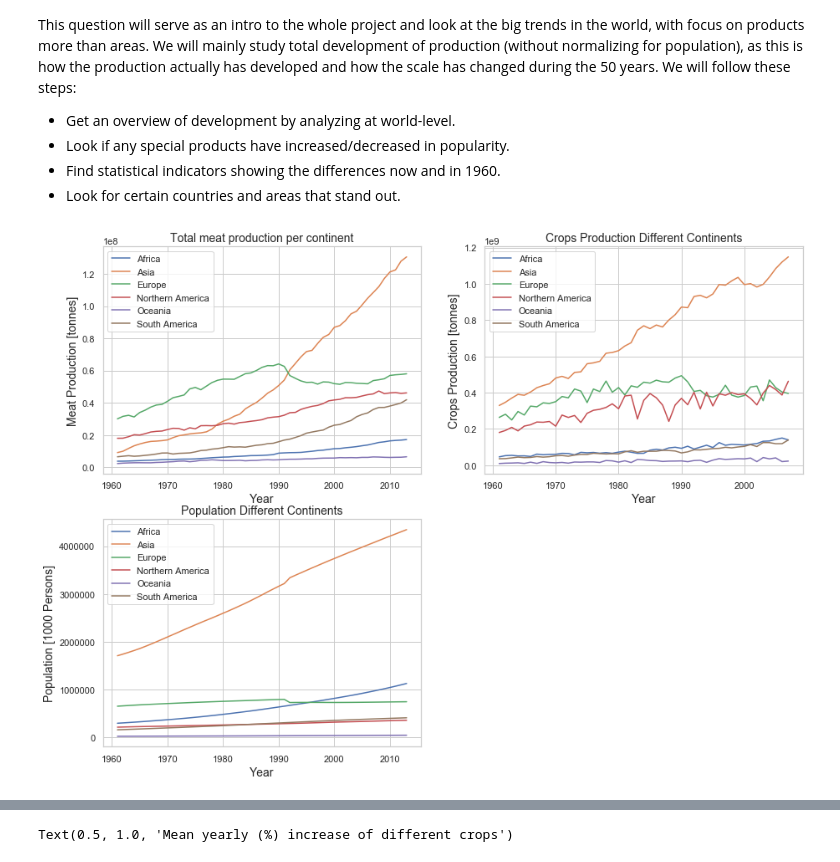
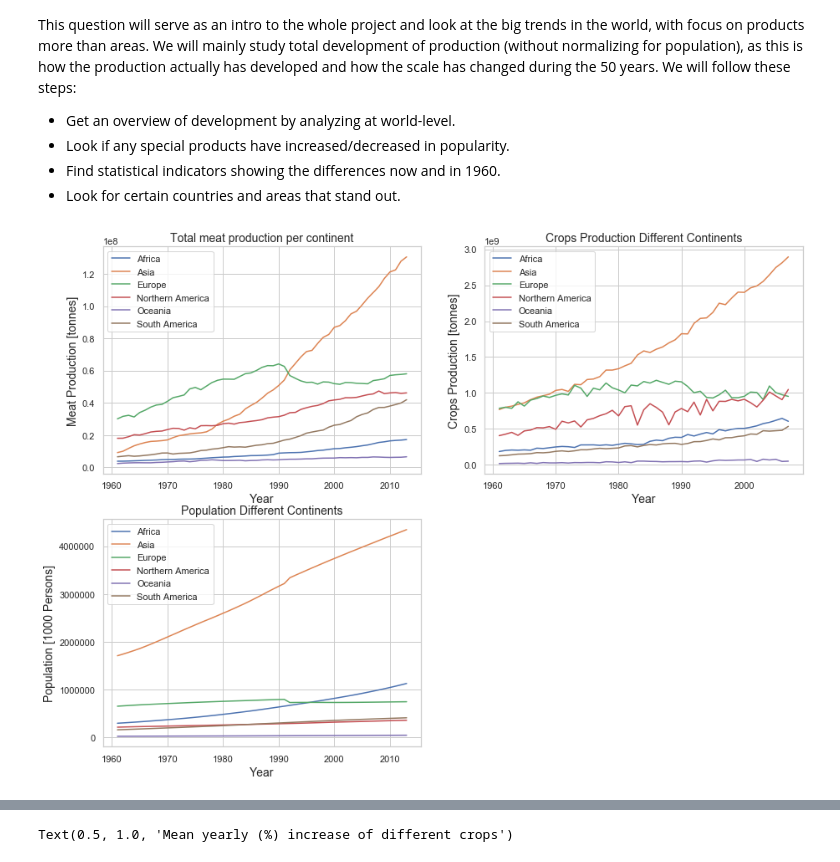
Before and after one commit to theodorhusefest/ADA-2019-project1-sovellettu-tiedon-analysoint, a Jupyter notebook: milestone_3.ipynb, the cells around one changed output, grey strips where cells are left out. Cells and saved outputs as stored; diff of their text form; code cells hidden in the pictures.

Commit message:
Work on question 1 and 2. Minor changes in visualization, plot_compare_areas

```diff
--- a/milestone_3.ipynb
+++ b/milestone_3.ipynb
@@ -36,24 +34,24 @@ meat_total = meat_cont[meat_cont['Item'] == 'Meat, Total']
 # %%
 fig = plt.figure(figsize = (15, 11))
 
 ax1 = plt.subplot(2,2,1)
 plot_compare_areas(meat_cont[(meat_cont['Item'] == 'Meat indigenous, total')],
                     y = 'Value', y_label = 'Meat Production [tonnes]',
                     title='Total meat production per continent',
                     subplot = True, ax = ax1)
 
 # I think this plot is wrong, as it is plotting the total cereal production,
 # not total crop production yearly like the title states.
 ax2 = plt.subplot(2,2,2)
-plot_compare_areas(crops_cont[(crops_cont['Item'] == 'cereals_total')],
+plot_compare_areas(crops_cont.groupby(['Area', 'Year']).sum().reset_index(),
                     y = 'Value', y_label = 'Crops Production [tonnes]',
                     title='Crops Production Different Continents',
                     subplot = True, ax = ax2)
 
 ax3 = plt.subplot(2,2,3)
 plot_compare_areas(pop_cont,
                     y = 'Value', y_label = 'Population [1000 Persons]',
                     title='Population Different Continents',
                     subplot = True, ax = ax3)
 # %% [output]
-[figure, old version]
+[figure, new version]
```
Also changed, not shown: parts of 8 cells of this notebook, 1 other file.
